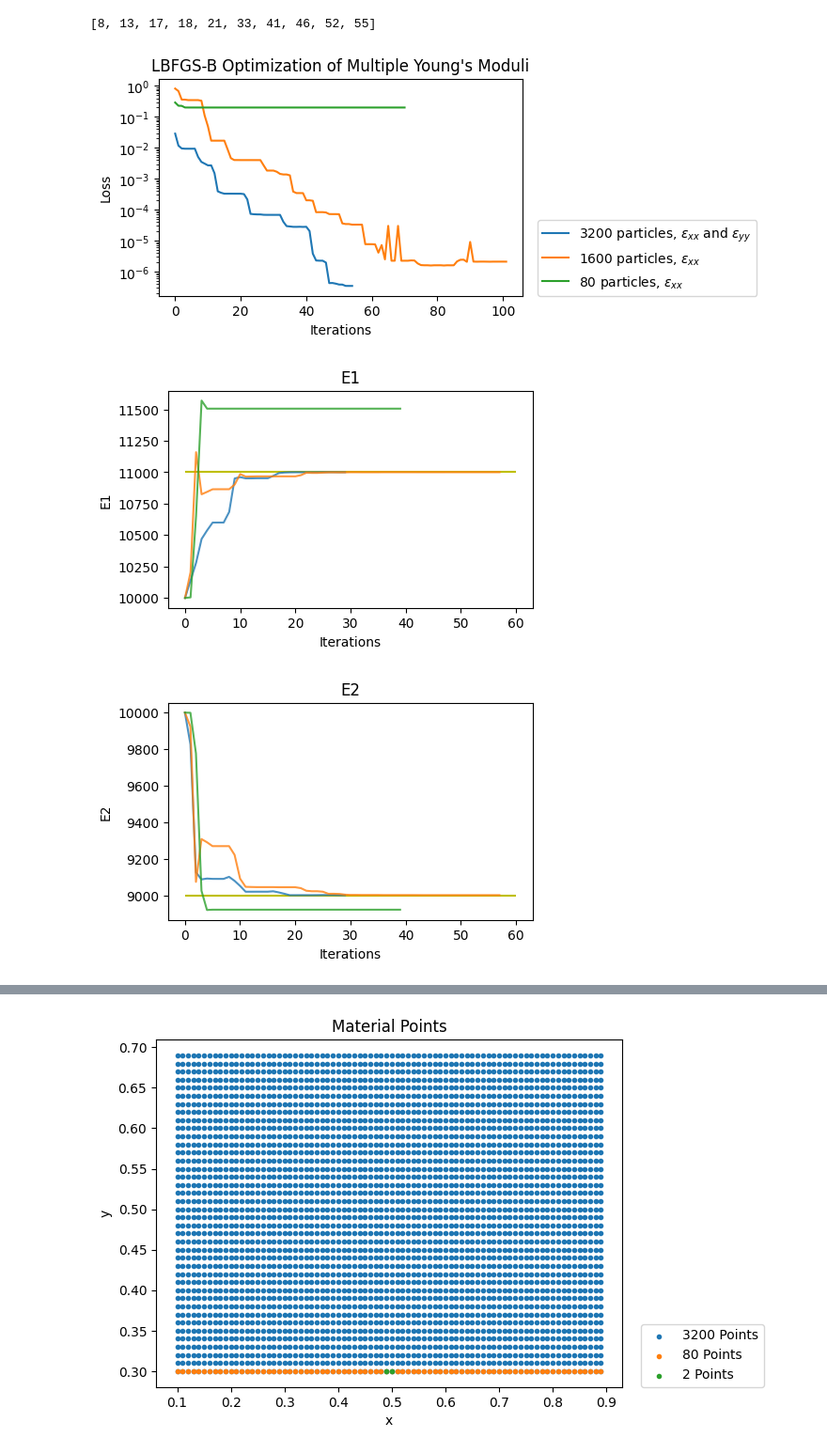
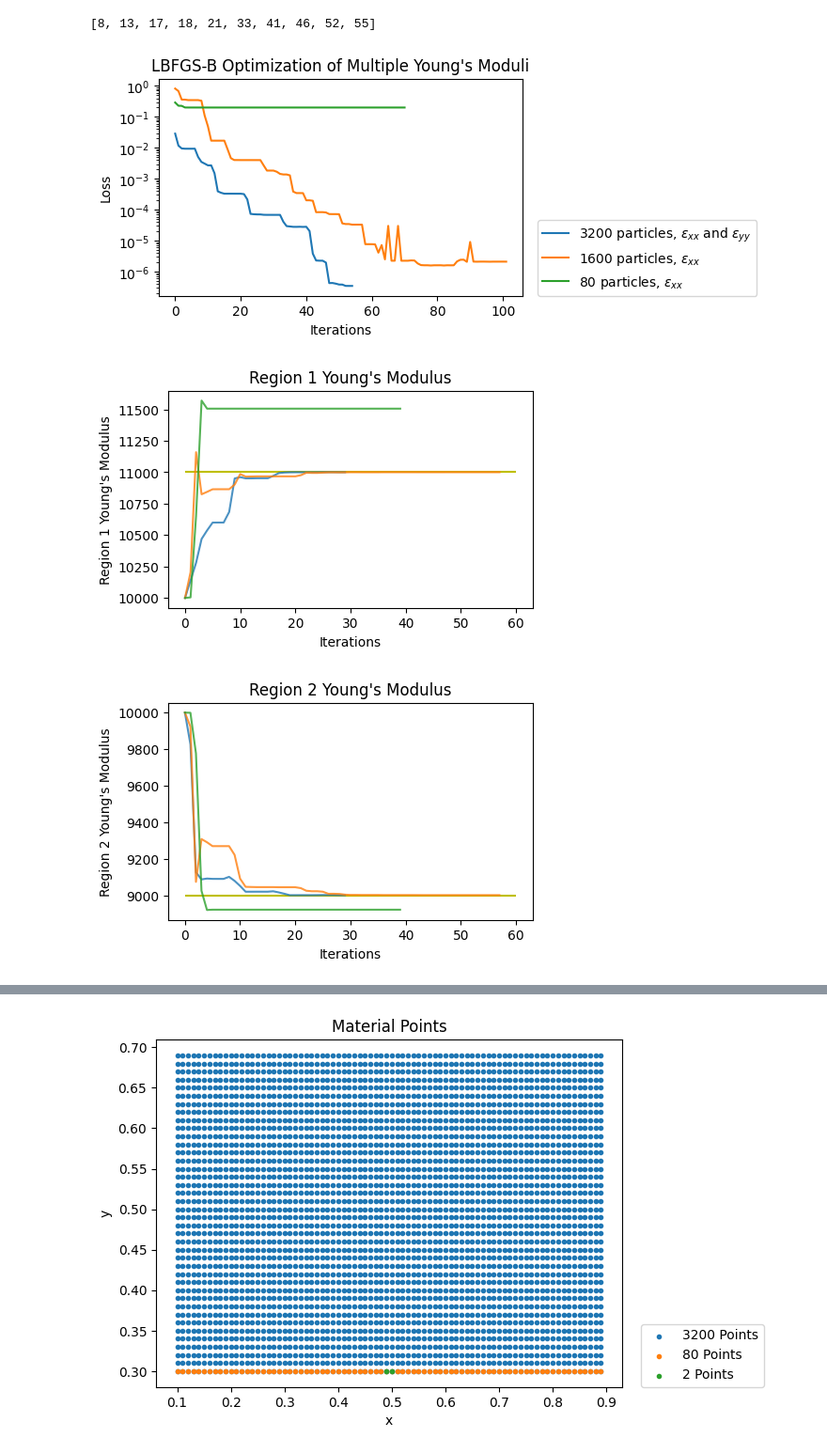
Before and after one commit to geoelements-dev/diffmpm_bridge, a Jupyter notebook: examples/2d_multistiffness_force/results.ipynb, the cells around one changed output, grey strips where cells are left out. Shown: that part at 94% size. Drawn from its saved outputs; the diff is of its cells as text; code cells hidden in the pictures.

```diff
--- a/examples/2d_multistiffness_force/results.ipynb
+++ b/examples/2d_multistiffness_force/results.ipynb
@@ -105,35 +105,38 @@ labels = ['3200 particles, $\epsilon_{xx}$ and $\epsilon_{yy}$',
 colors = []
 plt.figure(figsize=(5,3))
 plt.title("LBFGS-B Optimization of Multiple Young's Moduli")
 plt.ylabel("Loss")
 plt.xlabel("Iterations")
 for j, result in enumerate(results):
     plt.plot(np.array(result["losses"]) * scale[j], label=labels[j])
     for n_it in result['it_hist']:
         block_index = [sum(it_hist[:i+1]) for i in range(len(it_hist))]
         block_index[0] += 0
         block_index[1] += 0
         # plt.vlines(block_index[:-1], 1e-0, 1e-10, linestyle="dashed")
 plt.legend(loc=(1.04,0))
 plt.yscale('log')
 plt.show()
 
-
+regions = ['Region 1 Young\'s Modulus',
+           'Region 2 Young\'s Modulus',
+            'Region 3 Young\'s Modulus',
+            'Pulse Magnitude']
 for i, key in enumerate(keys):
     plt.figure(figsize=(5,3))
-    plt.title(key)
-    plt.ylabel(key)
+    plt.title(regions[i])
+    plt.ylabel(regions[i])
     plt.xlabel("Iterations")
     plt.hlines(Es[i], 0, 60, color='y', label='True Value')
     for j, result in enumerate(results):
         plt.plot(result[key], alpha=0.8, label=labels[j])
         block_index = [sum(it_hist[:i+1]) for i in range(len(it_hist))]
         block_index[0] += 1
         block_index[1] += 1
         # plt.vlines(block_index[:-1], Es[i]*0.8, Es[i]*1.2, linestyle="dashed")
     # plt.legend(loc=(1.04,0))
     plt.show()
 # %% [output]
 [figure]
-[figure, old version]
+[figure, new version]
-[figure, old version]
+[figure, new version]
```
Also changed, not shown: parts of 2 cells of this notebook, 8 other files.
